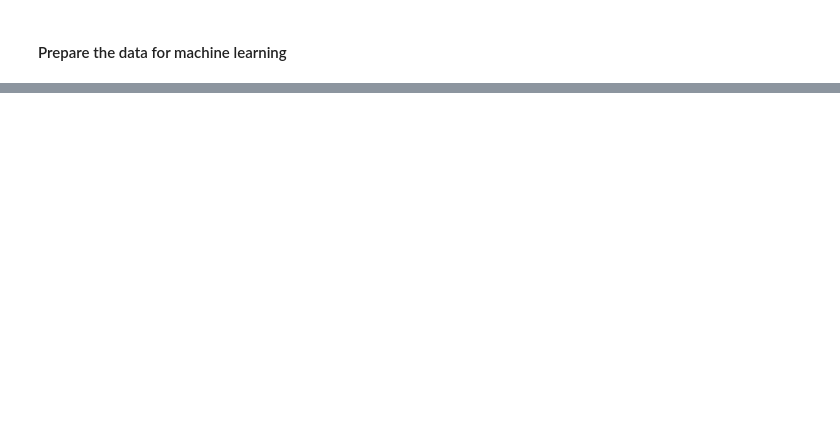
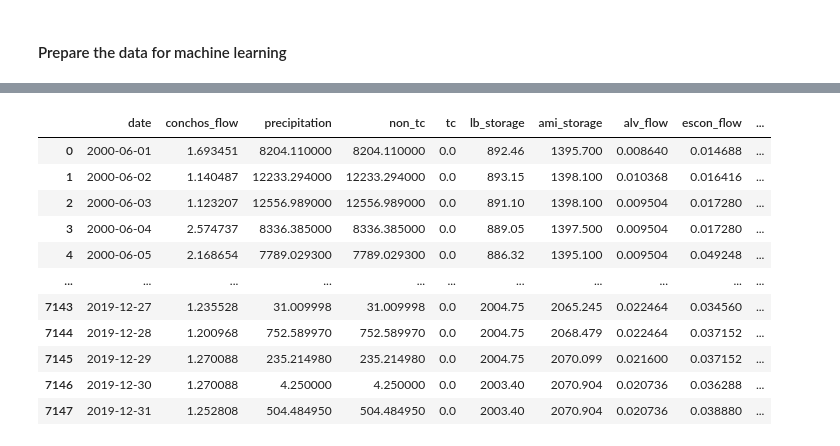
Before and after one commit to larantt/lstm_deliveries, a Jupyter notebook: project_clean.ipynb, the cells around one changed output, grey strips where cells are left out. Cells and saved outputs as stored; diff of their text form; code cells hidden in the pictures; blank space fills up the shorter version.

```diff
--- a/project_clean.ipynb
+++ b/project_clean.ipynb
@@ -1070,0 +995,100 @@ numpy.datetime64('2010-06-12T00:00:00.000000000')
+# %%
+lags_dict = {
+    "conchos_flow_30d_avg" : 1,
+    "alv_flow_30d_avg" : 1,
+    "salado_flow_30d_avg" : 1,
+    "escon_flow_30d_avg" : 1,
+    "sdie_flow_30d_avg" : 1,
+    "srod_flow_30d_avg" : 1,
+    "lb_storage" : 1,
+    "ami_storage" : 1,
+    "falc_storage" : 1,
+    "precipitation" : 7,
+    "ami_conservation" : 1,
+    "ami_flood" : 1,
+    "falc_conservation" : 1,
+    "falc_flood" : 1,
+    "lb_conservation" : 1,
+    "lb_flood" : 1,
+    "tc": [1,3,7]
+}
+
+lags_dict_noTC = {
+    "conchos_flow_30d_avg" : 1,
+    "alv_flow_30d_avg" : 1,
+    "salado_flow_30d_avg" : 1,
+    "escon_flow_30d_avg" : 1,
+    "sdie_flow_30d_avg" : 1,
+    "srod_flow_30d_avg" : 1,
+    "lb_storage" : 1,
+    "ami_storage" : 1,
+    "falc_storage" : 1,
+    "precipitation" : 7,
+    "ami_conservation" : 1,
+    "ami_flood" : 1,
+    "falc_conservation" : 1,
+    "falc_flood" : 1,
+    "lb_conservation" : 1,
+    "lb_flood" : 1
+}
+
+
+lags_dict_2 = {
+    "conchos_flow" : [1,3,7],
+    "alv_flow" : [1,3,7],
+    "salado_flow" : [1,3,7],
+    "escon_flow" : [1,3,7],
+    "sdie_flow" : [1,3,7],
+    "srod_flow" : [1,3,7],
+    "lb_storage" :[1,3,7],
+    "ami_storage" :[1,3,7],
+    "falc_storage" :[1,3,7],
+    "precipitation" : 7,
+    "ami_conservation" : 1,
+    "ami_flood" : 1,
+    "falc_conservation" : 1,
+    "falc_flood" : 1,
+    "lb_conservation" : 1,
+    "lb_flood" : 1,
+    "tc": [1,3,7]
+}
+
+lags_dict_3 = {
+    "conchos_flow_30d_avg" : 1,
+    "alv_flow_30d_avg" : 1,
+    "salado_flow_30d_avg" : 1,
+    "escon_flow_30d_avg" : 1,
+    "sdie_flow_30d_avg" : 1,
+    "srod_flow_30d_avg" : 1,
+    "tmin_30d_avg" : 1,
+    "tmax_30d_avg" : 1,
+    "lb_storage" : 1,
+    "ami_storage" : 1,
+    "falc_storage" : 1,
+    "precipitation" : 7,
+    "ami_conservation" : 1,
+    "ami_flood" : 1,
+    "falc_conservation" : 1,
+    "falc_flood" : 1,
+    "lb_conservation" : 1,
+    "lb_flood" : 1,
+    "tc": [1,3,7]
+}
+
+### Load Data
+df = ml_data
+lookback_period = 365
+df
+# %% [output]
+|  | date | conchos_flow | precipitation | non_tc | tc | lb_storage | ami_storage | alv_flow | escon_flow | ... |
+| 0 | 2000-06-01 | 1.693451 | 8204.110000 | 8204.110000 | 0.0 | 892.46 | 1395.700 | 0.008640 | 0.014688 | ... |
+| 1 | 2000-06-02 | 1.140487 | 12233.294000 | 12233.294000 | 0.0 | 893.15 | 1398.100 | 0.010368 | 0.016416 | ... |
+| 2 | 2000-06-03 | 1.123207 | 12556.989000 | 12556.989000 | 0.0 | 891.10 | 1398.100 | 0.009504 | 0.017280 | ... |
+| 3 | 2000-06-04 | 2.574737 | 8336.385000 | 8336.385000 | 0.0 | 889.05 | 1397.500 | 0.009504 | 0.017280 | ... |
+| 4 | 2000-06-05 | 2.168654 | 7789.029300 | 7789.029300 | 0.0 | 886.32 | 1395.100 | 0.009504 | 0.049248 | ... |
+| ... | ... | ... | ... | ... | ... | ... | ... | ... | ... | ... |
+| 7143 | 2019-12-27 | 1.235528 | 31.009998 | 31.009998 | 0.0 | 2004.75 | 2065.245 | 0.022464 | 0.034560 | ... |
+| 7144 | 2019-12-28 | 1.200968 | 752.589970 | 752.589970 | 0.0 | 2004.75 | 2068.479 | 0.022464 | 0.037152 | ... |
+| 7145 | 2019-12-29 | 1.270088 | 235.214980 | 235.214980 | 0.0 | 2004.75 | 2070.099 | 0.021600 | 0.037152 | ... |
+| 7146 | 2019-12-30 | 1.270088 | 4.250000 | 4.250000 | 0.0 | 2003.40 | 2070.904 | 0.020736 | 0.036288 | ... |
+| 7147 | 2019-12-31 | 1.252808 | 504.484950 | 504.484950 | 0.0 | 2003.40 | 2070.904 | 0.020736 | 0.038880 | ... |
```
Also changed, not shown: parts of 64 cells of this notebook.
